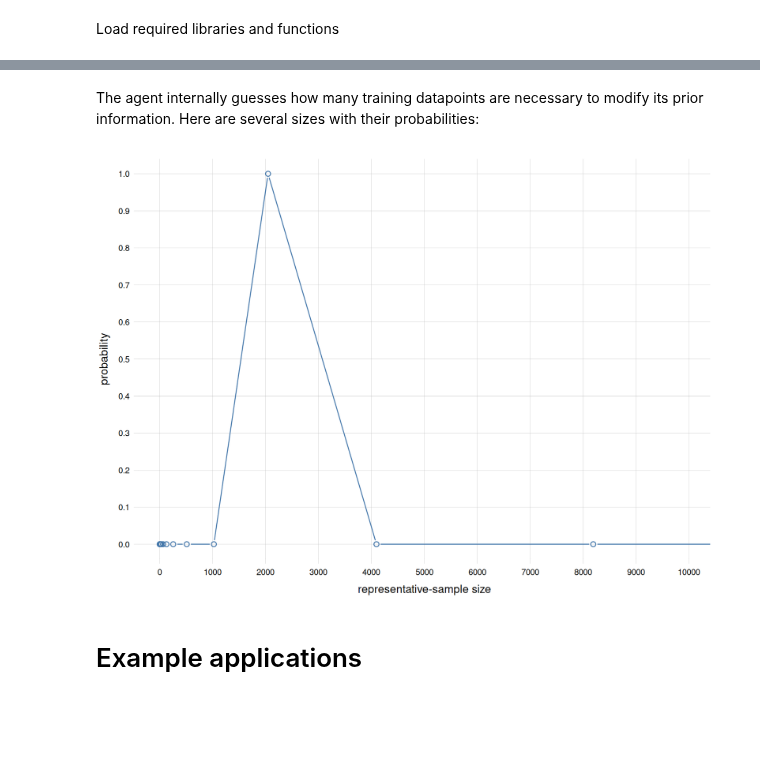
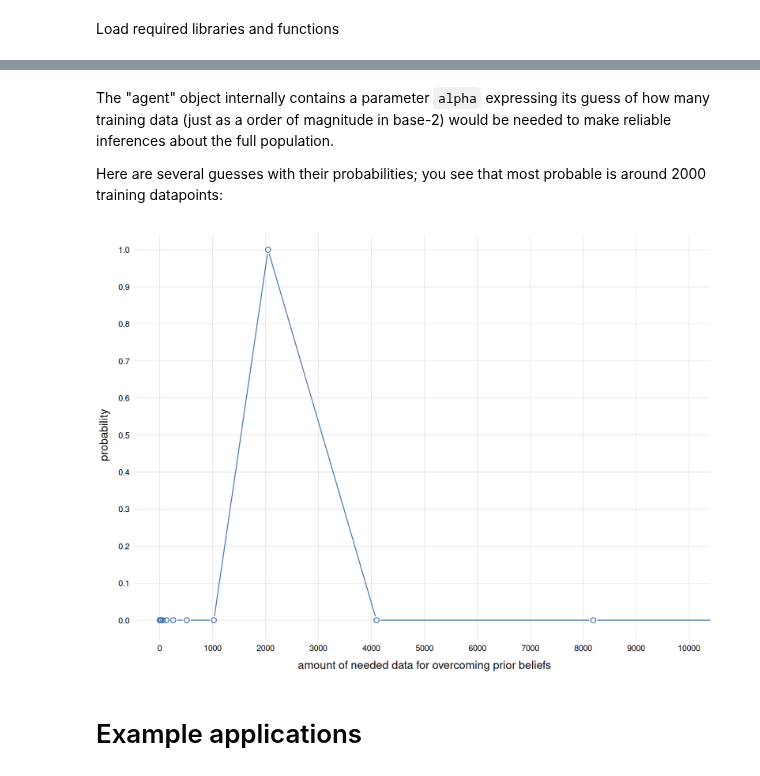
Before and after one commit to pglpm/ADA511, a Jupyter notebook: code/OPM-nominal/opm_adultincome_example.ipynb, the cells around one changed output, grey strips where cells are left out. Saved outputs shown, nothing was run; the diff lists cells and outputs as text; code cells hidden in the pictures; blank space fills up the shorter version.

```diff
--- a/code/OPM-nominal/opm_adultincome_example.ipynb
+++ b/code/OPM-nominal/opm_adultincome_example.ipynb
@@ -61,13 +85,13 @@ opmall <- buildagent(metadata='meta_income_data_example.csv',
 # %% [markdown]
+The "agent" object internally contains a parameter `alpha` expressing its guess of how many training data (just as a order of magnitude in base-2) would be needed to make reliable inferences about the full population.
 
-
-The agent internally guesses how many training datapoints are necessary to modify its prior information. Here are several sizes with their probabilities:
+Here are several guesses with their probabilities; you see that most probable is around 2000 training datapoints:
 # %%
 tplot(x=opmall$alphas, y=opmall$palphas, type='b',
       xlim=c(0, 10000), ylim=c(0, NA),
-      xlab='representative-sample size', ylab='probability')
+      xlab='amount of needed data for overcoming prior beliefs', ylab='probability')
 # %% [output]
-[figure, old version]
+[figure, new version]
 # %% [markdown]
 
 # Example applications
```
Also changed, not shown: parts of 33 cells of this notebook, 19 other files.
